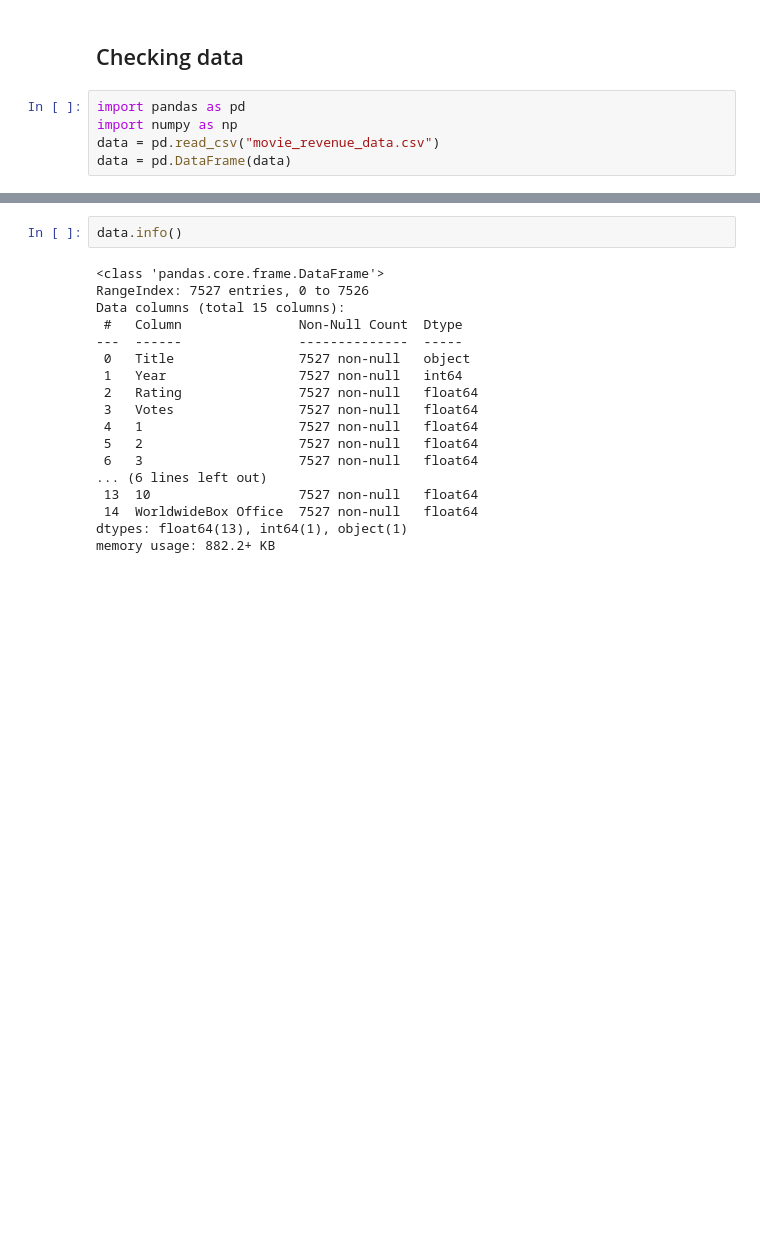
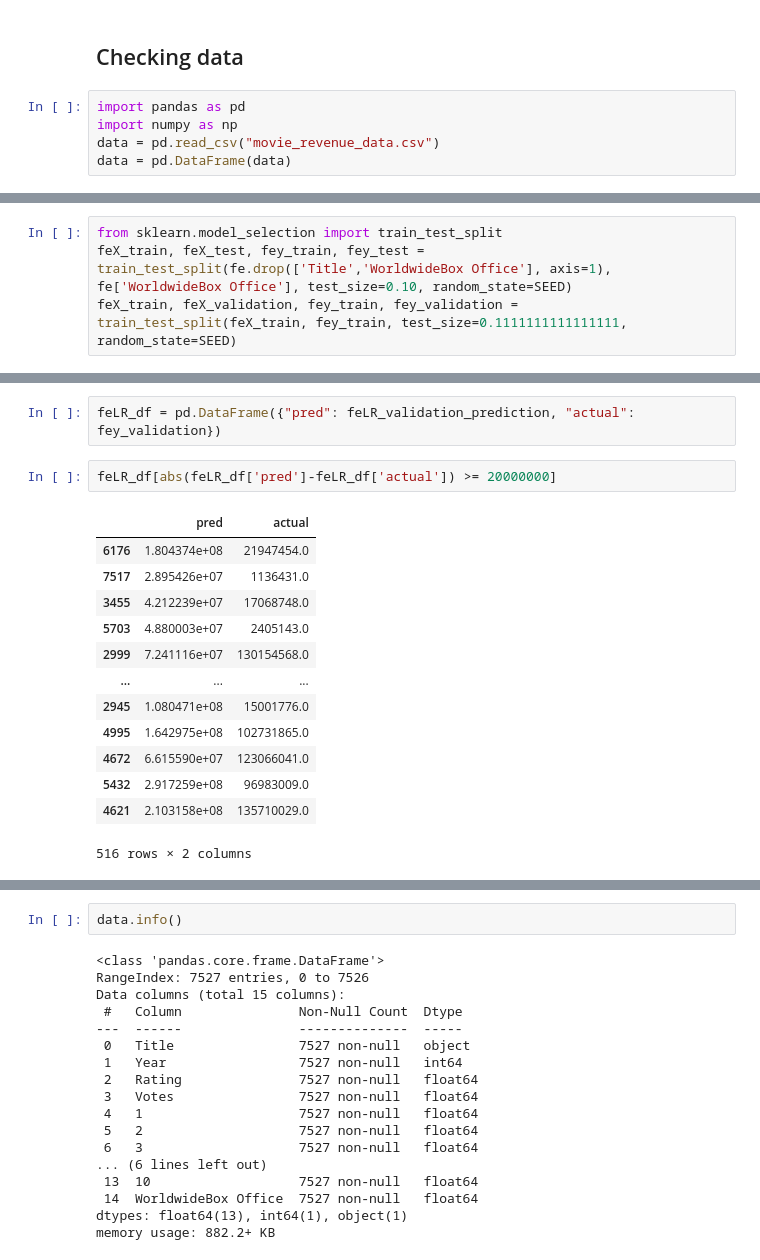
Before and after one commit to emre-bl/Movie-Revenue-Prediction, a Jupyter notebook: İMDB-m.ipynb, the cells around one changed output, grey strips where cells are left out. Saved outputs shown, nothing was run; the diff lists cells and outputs as text; blank space fills up the shorter version.

Commit message:
emre-feature engineering test--> devam

```diff
--- a/İMDB-m.ipynb
+++ b/İMDB-m.ipynb
@@ -178,0 +214,4 @@ data
+# %%
+from sklearn.model_selection import train_test_split
+feX_train, feX_test, fey_train, fey_test = train_test_split(fe.drop(['Title','WorldwideBox Office'], axis=1), fe['WorldwideBox Office'], test_size=0.10, random_state=SEED)
+feX_train, feX_validation, fey_train, fey_validation = train_test_split(feX_train, fey_train, test_size=0.1111111111111111, random_state=SEED)
@@ -178,0 +247,18 @@ data
+# %%
+feLR_df = pd.DataFrame({"pred": feLR_validation_prediction, "actual": fey_validation})
+# %%
+feLR_df[abs(feLR_df['pred']-feLR_df['actual']) >= 20000000]
+# %% [output]
+|  | pred | actual |
+| 6176 | 1.804374e+08 | 21947454.0 |
+| 7517 | 2.895426e+07 | 1136431.0 |
+| 3455 | 4.212239e+07 | 17068748.0 |
+| 5703 | 4.880003e+07 | 2405143.0 |
+| 2999 | 7.241116e+07 | 130154568.0 |
+| ... | ... | ... |
+| 2945 | 1.080471e+08 | 15001776.0 |
+| 4995 | 1.642975e+08 | 102731865.0 |
+| 4672 | 6.615590e+07 | 123066041.0 |
+| 5432 | 2.917259e+08 | 96983009.0 |
+| 4621 | 2.103158e+08 | 135710029.0 |
+516 rows × 2 columns
```
Also changed, not shown: parts of 19 cells of this notebook.
